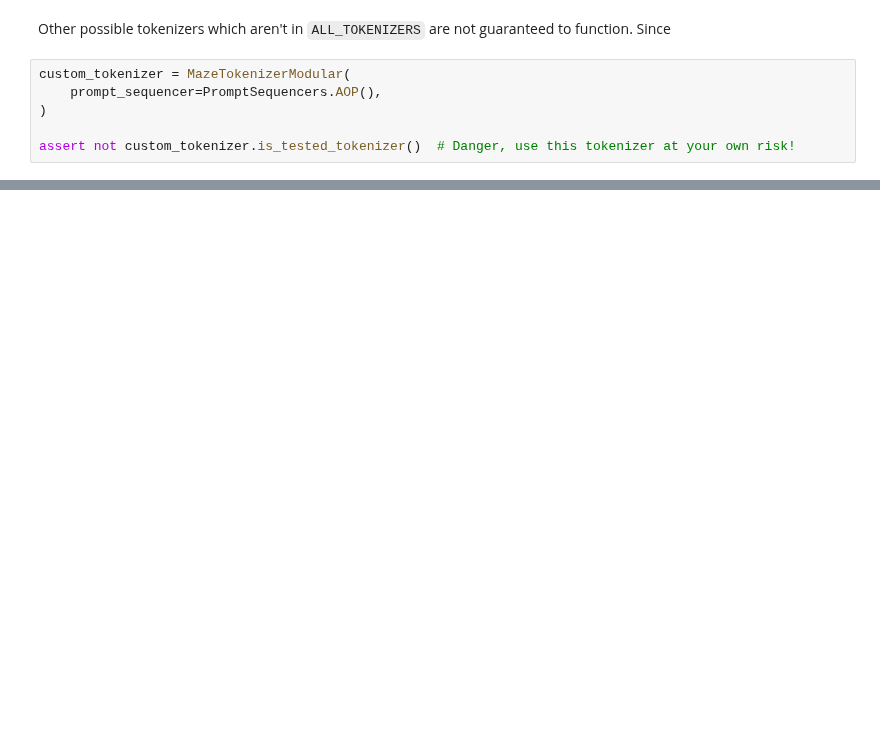
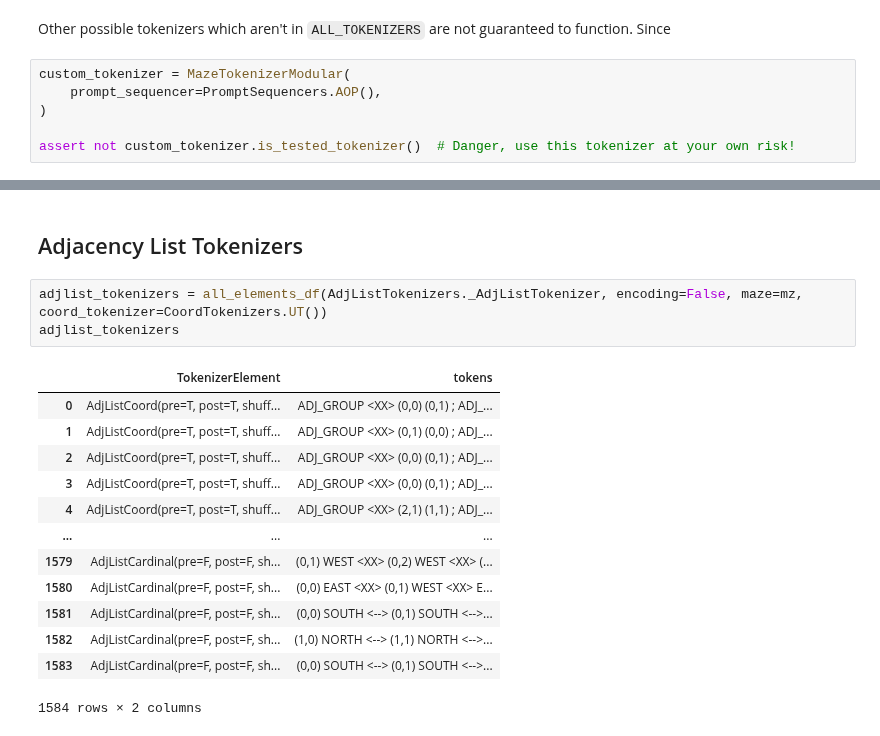
Before and after one commit to understanding-search/maze-dataset, a Jupyter notebook: notebooks/demo_mazetokenizermodular.ipynb, the cells around one changed output, grey strips where cells are left out. Drawn from its saved outputs; the diff is of its cells as text; blank space fills up the shorter version.

```diff
--- a/notebooks/demo_mazetokenizermodular.ipynb
+++ b/notebooks/demo_mazetokenizermodular.ipynb
@@ -306,0 +255,19 @@ tokenizers.encoding = tokenizers.tokens.apply(mt_default.encode)
+# %% [markdown]
+## Adjacency List Tokenizers
+# %%
+adjlist_tokenizers = all_elements_df(AdjListTokenizers._AdjListTokenizer, encoding=False, maze=mz, coord_tokenizer=CoordTokenizers.UT())
+adjlist_tokenizers
+# %% [output]
+|  | TokenizerElement | tokens |
+| 0 | AdjListCoord(pre=T, post=T, shuff... | ADJ_GROUP <XX> (0,0) (0,1) ; ADJ_... |
+| 1 | AdjListCoord(pre=T, post=T, shuff... | ADJ_GROUP <XX> (0,1) (0,0) ; ADJ_... |
+| 2 | AdjListCoord(pre=T, post=T, shuff... | ADJ_GROUP <XX> (0,0) (0,1) ; ADJ_... |
+| 3 | AdjListCoord(pre=T, post=T, shuff... | ADJ_GROUP <XX> (0,0) (0,1) ; ADJ_... |
+| 4 | AdjListCoord(pre=T, post=T, shuff... | ADJ_GROUP <XX> (2,1) (1,1) ; ADJ_... |
+| ... | ... | ... |
+| 1579 | AdjListCardinal(pre=F, post=F, sh... | (0,1) WEST <XX> (0,2) WEST <XX> (... |
+| 1580 | AdjListCardinal(pre=F, post=F, sh... | (0,0) EAST <XX> (0,1) WEST <XX> E... |
+| 1581 | AdjListCardinal(pre=F, post=F, sh... | (0,0) SOUTH <--> (0,1) SOUTH <-->... |
+| 1582 | AdjListCardinal(pre=F, post=F, sh... | (1,0) NORTH <--> (1,1) NORTH <-->... |
+| 1583 | AdjListCardinal(pre=F, post=F, sh... | (0,0) SOUTH <--> (0,1) SOUTH <-->... |
+1584 rows × 2 columns
```
Also changed, not shown: parts of 24 cells of this notebook, 2 other files.
